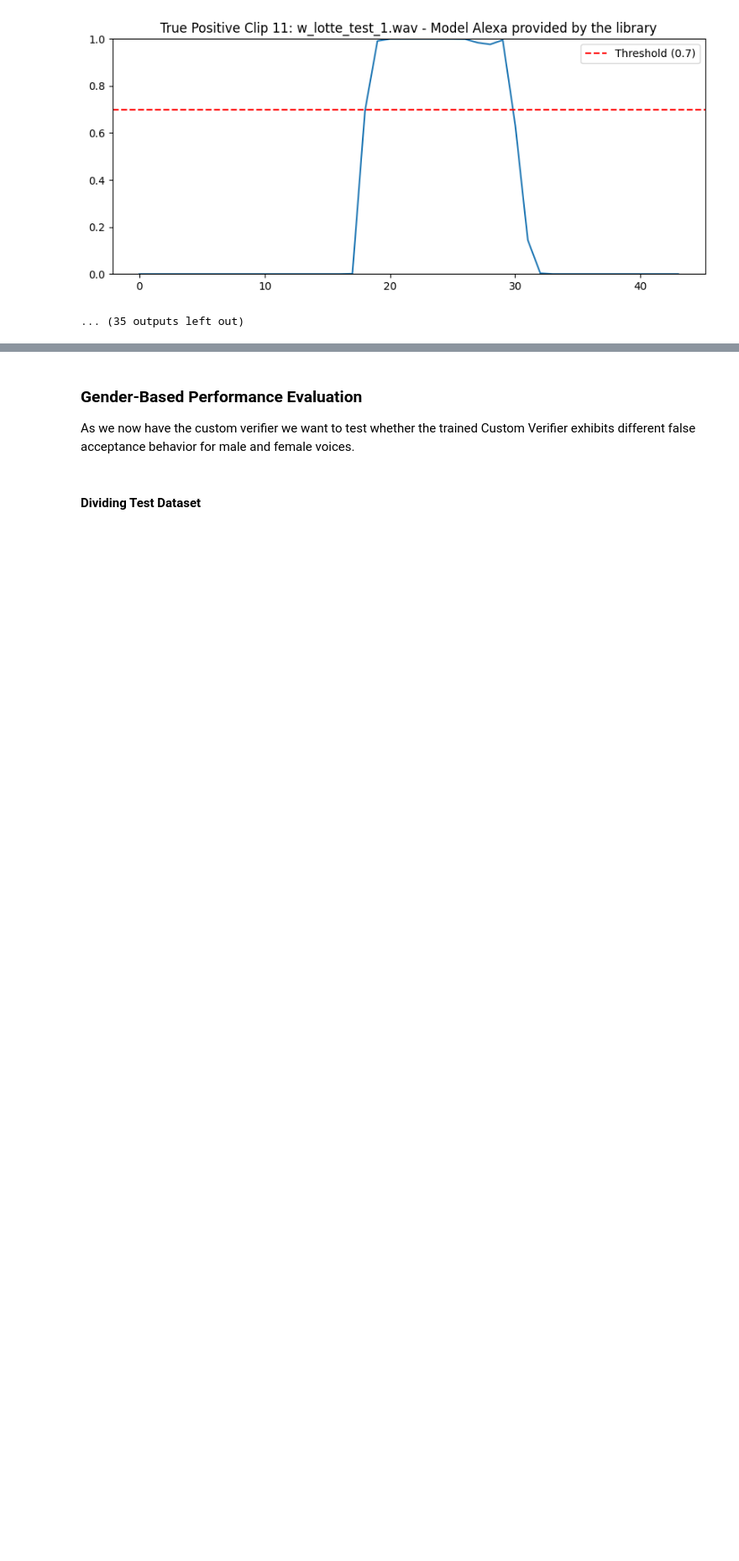
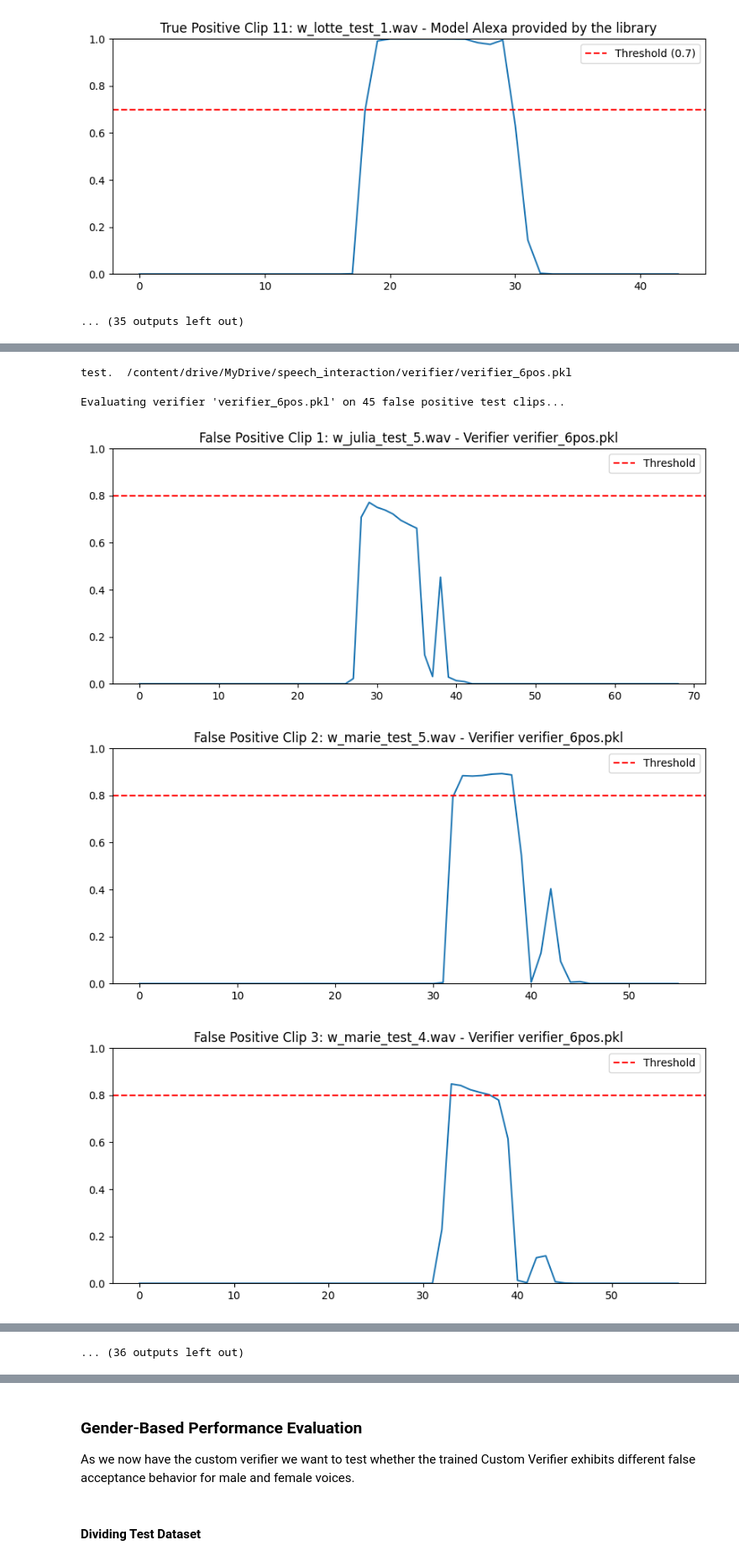
Before and after one commit to quadflal/speech-interaction-2026, a Jupyter notebook: Evaluation.ipynb, the cells around one changed output, grey strips where cells are left out. Shown at 84% size. Drawn from its saved outputs; the diff is of its cells as text; code cells hidden in the pictures; blank space fills up the shorter version.

```diff
--- a/Evaluation.ipynb
+++ b/Evaluation.ipynb
@@ -406,46 +507,49 @@ for n, res in summary_results.items():
 # %%
-chosen_verifier_filename = "verifier_10pos.pkl"
+chosen_verifier_filename = "verifier_6pos.pkl"
 model_path = f"/content/drive/MyDrive/speech_interaction/verifier/"
 
 verifier_to_evaluate_path = os.path.join(model_path, chosen_verifier_filename)
-
-print("test.  " + verifier_to_evaluate_path)
-
 
 # Load the specific verifier model
 verifier_model_true_test = Model(
     wakeword_model_paths=[wakeword_alexa],
     custom_verifier_models={'alexa': verifier_to_evaluate_path},
     custom_verifier_threshold=0.8
 )
 
-true_positives_detected = 0
-total_true_test_clips = len(false_test_clips)
+false_positives_detected = 0
+total_false_test_clips = len(false_test_clips)
 
-print(f"Evaluating verifier '{chosen_verifier_filename}' on {total_true_test_clips} true positive test clips...")
+print(f"Evaluating verifier '{chosen_verifier_filename}' on {total_false_test_clips} false positive test clips...")
 
 for i, clip_path in enumerate(false_test_clips):
     scores_per_chunk = verifier_model_true_test.predict_clip(clip_path)
     alexa_scores = [s.get("alexa", 0.0) for s in scores_per_chunk]
 
     # Check if there's any activation above the threshold in this clip
     if any(score > verifier_model_true_test.custom_verifier_threshold for score in alexa_scores):
-        true_positives_detected += 1
+        false_positives_detected += 1
 
     # Optional: Plot for visual inspection (uncomment to see plots for each clip)
     plt.figure(figsize=(10, 4))
-    plt.title(f"True Positive Clip {i+1}: {os.path.basename(clip_path)} - Verifier {chosen_verifier_filename}")
+    plt.title(f"False Positive Clip {i+1}: {os.path.basename(clip_path)} - Verifier {chosen_verifier_filename}")
     plt.plot(alexa_scores)
     plt.axhline(verifier_model_true_test.custom_verifier_threshold, color='red', linestyle='--', label='Threshold')
     plt.ylim(0, 1)
     plt.legend()
     plt.show()
     plt.close()
 
 print(f"\nResults for verifier '{chosen_verifier_filename}':")
-print(f"True positive clips detected: {true_positives_detected} out of {total_true_test_clips}")
-if total_true_test_clips > 0:
-    recall = true_positives_detected / total_true_test_clips
-    print(f"Recall (True Acceptance Rate): {recall:.2f}")
+print(f"False positive clips detected: {false_positives_detected} out of {total_false_test_clips}")
+if total_false_test_clips > 0:
+    false_acceptance_rate = false_positives_detected / total_false_test_clips
+    print(f"False Acceptance Rate (FAR): {false_acceptance_rate:.2f}")
 else:
-    print("No true test clips to evaluate.")
+    print("No false test clips to evaluate.")
+# %% [output]
+test.  /content/drive/MyDrive/speech_interaction/verifier/verifier_6pos.pkl
+Evaluating verifier 'verifier_6pos.pkl' on 45 false positive test clips...
+[figure, added]
+[figure, added]
+[figure, added]
@@ -451,0 +563 @@ else:
+... (36 outputs left out)
```
Also changed, not shown: parts of 48 cells of this notebook.
